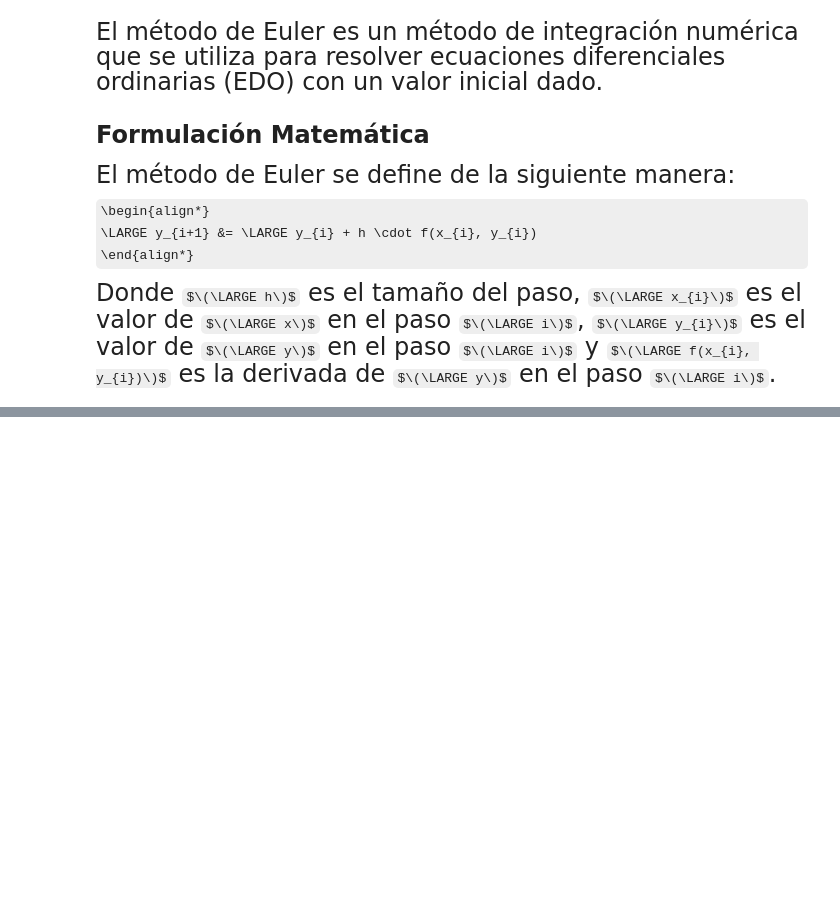
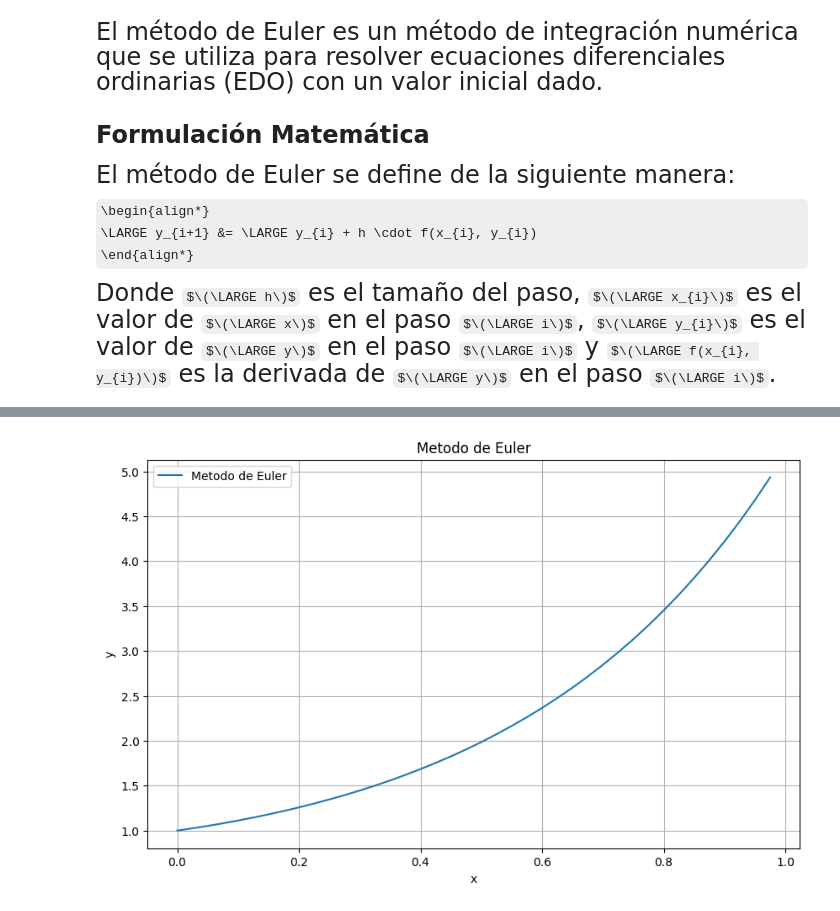
Before and after one commit to Physicworld/NumericalMethodsCourse, a Jupyter notebook: SketchCourse.ipynb, the cells around one changed output, grey strips where cells are left out. Saved outputs shown, nothing was run; the diff lists cells and outputs as text; code cells hidden in the pictures; some formulas as TeX source; blank space fills up the shorter version.

Commit message:
Iniciando Capitulo EDOs - Metodo de Euler Mejorado

```diff
--- a/SketchCourse.ipynb
+++ b/SketchCourse.ipynb
@@ -1519,0 +1528,34 @@ Donde $\(\LARGE h\)$ es el tamaño del paso, $\(\LARGE x_{i}\)$ es el valor de $
+# %%
+def func(x, y):
+    return x + y + x * y
+# %%
+def euler(x0, x1, y0, h):
+    steps = int((x1 - x0) / h)
+    solution = np.zeros((steps, 2))
+
+    x_temp = x0
+    y_temp = y0
+
+    for i in range(steps):
+        solution[i] = [x_temp, y_temp]
+        y_temp += h * func(x_temp, y_temp)
+        x_temp += h
+    return solution
+# %%
+x0 = 0
+x1 = 1
+y0 = 1
+h = 0.025
+
+solution = euler(x0, x1, y0, h)
+
+plt.figure(figsize=(10, 6))
+plt.plot(solution[:, 0], solution[:, 1], label='Metodo de Euler')
+plt.title('Metodo de Euler')
+plt.xlabel('x')
+plt.ylabel('y')
+plt.legend()
+plt.grid(True)
+plt.show()
+# %% [output]
+[figure, added]
```
Also changed, not shown: parts of 5 cells of this notebook.
